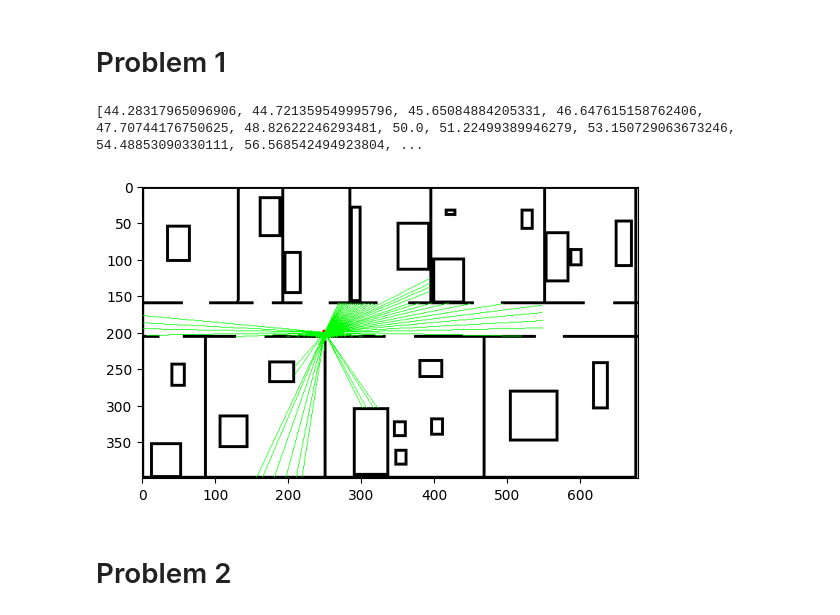
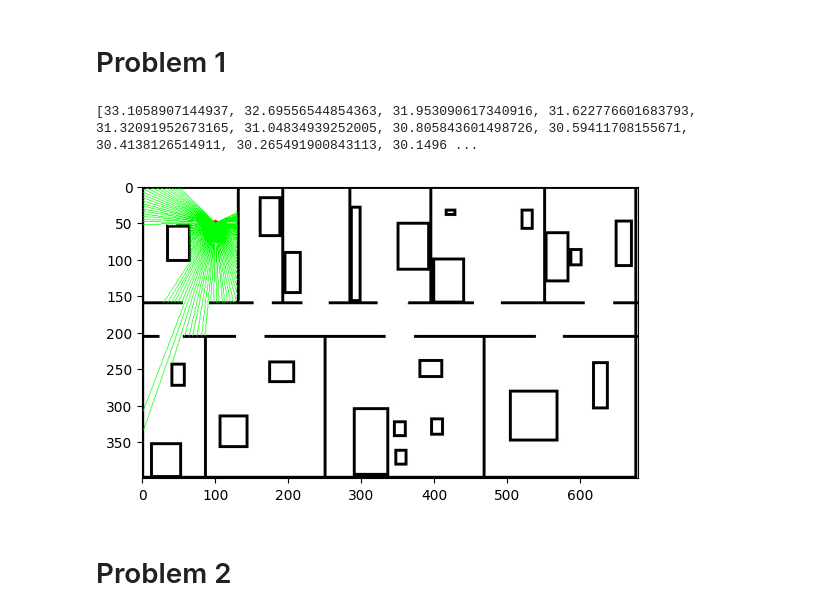
Before and after one commit to mennamohamed0207/Robotics-Assignments, a Jupyter notebook: Assignment.ipynb, the cells around one changed output. Saved outputs shown, nothing was run; the diff lists cells and outputs as text; code cells hidden in the pictures.

```diff
--- a/Assignment.ipynb
+++ b/Assignment.ipynb
@@ -31,36 +31,36 @@ plt.imshow(map)
 distances=[]
 def draw_rays(x,y,theta,max_measurement=1200,map=map,opening_angle=250,step=2):
     max_measurement = max_measurement//4
     # map[y][x:x+4]=(255,0,0)
     # map[y+1][x:x+4]=(255,0,0)
     # map[y+2][x:x+4]=(255,0,0)
     # map[y+3][x:x+4]=(255,0,0)
     cv2.circle(map,(x,y),4,(255,0,0),thickness=-4)
     for i in range(-opening_angle//2,(opening_angle//2)+1,step):
         end_x = int(x + max_measurement * np.cos(np.radians(theta + i)))
         end_y = int(y + max_measurement * np.sin(np.radians(theta + i)))
         #draw line
         pixelx,pixely=line(x,y,end_x,end_y)
         # print(pixelx)
         # print(pixely)
         for index_x,index_y in zip(pixelx,pixely):
             if index_x>=0 and index_x<map.shape[1] and index_y>=0 and index_y<map.shape[0]:
                 # print((map[index_x][index_y]))
                 if np.array_equal(map[index_y, index_x], [0, 0, 0]):
                     end_x=index_x
                     end_y=index_y
                     break
 
         cv2.line(map,(x,y),(end_x,end_y),(0,255,0),1)
         distances.append(np.sqrt((end_x-x)**2+(end_y-y)**2))
     return map
 map=cv2.imread('./Map.jpg')
-map = draw_rays(250, 200, 60, map=map)
+map = draw_rays(100, 50, 100, map=map)
 plt.imshow(map)
 print(distances)
 # %% [output]
-[44.28317965096906, 44.721359549995796, 45.65084884205331, 46.647615158762406, 47.70744176750625, 48.82622246293481, 50.0, 51.22499389946279, 53.150729063673246, 54.48853090330111, 56.568542494923804, ...
+[33.1058907144937, 32.69556544854363, 31.953090617340916, 31.622776601683793, 31.32091952673165, 31.04834939252005, 30.805843601498726, 30.59411708155671, 30.4138126514911, 30.265491900843113, 30.1496 ...
-[figure, old version]
+[figure, new version]
 # %%
 def show_images(images,titles=None):
     #This function is used to show image(s) with titles by sending an array of images and an array of associated titles.
```
Also changed, not shown: 7 other files.
